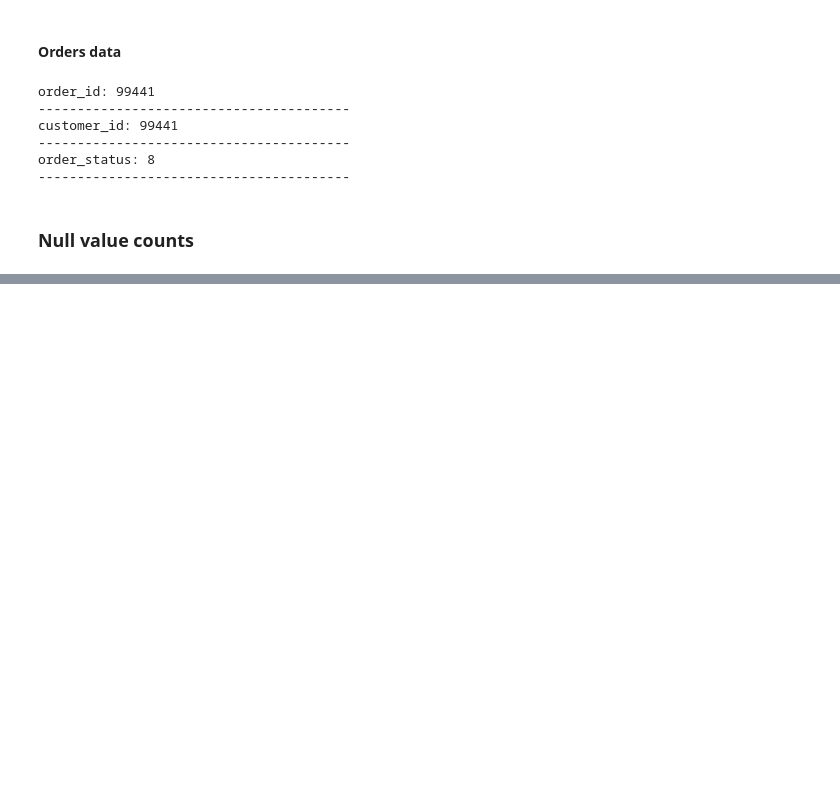
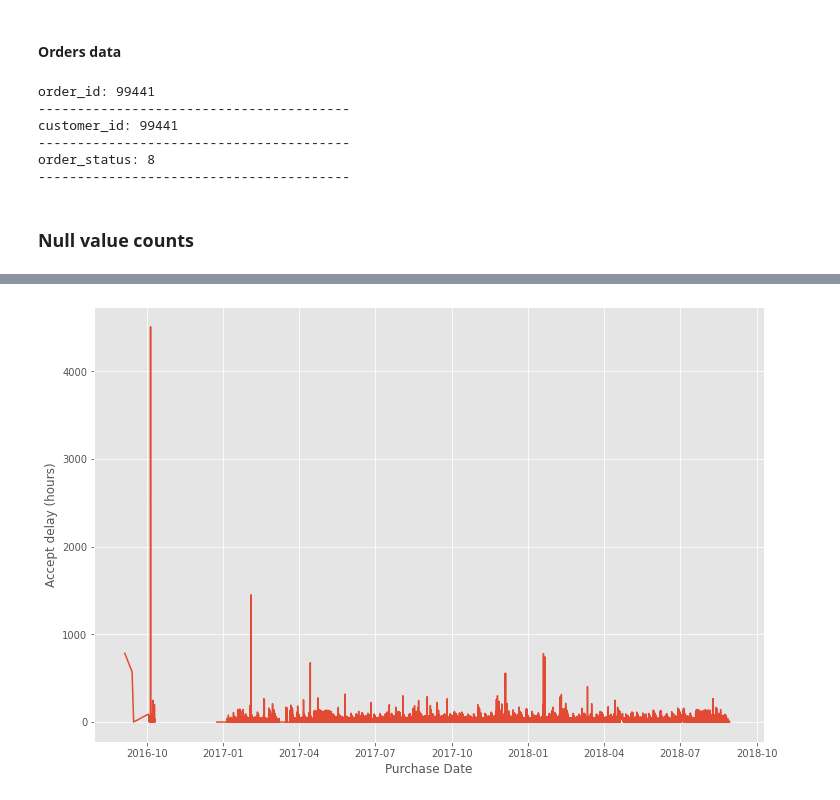
Before and after one commit to sank3t/Ecommerce-ML-Model, a Jupyter notebook: Data Preparation.ipynb, the cells around one changed output, grey strips where cells are left out. Cells and saved outputs as stored; diff of their text form; code cells hidden in the pictures; blank space fills up the shorter version.

Commit message:
Working on filling the missing order_approved_date

```diff
--- a/Data Preparation.ipynb
+++ b/Data Preparation.ipynb
@@ -27,3 +35,6 @@ import pandas as pd
+# %%
+plt.style.use('ggplot')
+plt.rcParams['figure.figsize'] = [12, 8]
 # %%
 order_customer_df = pd.read_csv('data/olist_customers_dataset.csv')
 
@@ -134,0 +227,11 @@ missing_value_stats(orders_df)
+# %%
+# Firstly sorting the dataframe
+orders_df = orders_df.sort_values(by=['order_purchase_timestamp']).reset_index(drop=True)
+
+
+# Calculating delay in hours
+orders_df['order_accept_delay_hours'] = np.subtract(orders_df['order_approved_at'],
+                                                    orders_df['order_purchase_timestamp']
+                                                   ) / pd.Timedelta('1 hour')
+
+display(orders_df.head())
@@ -134,0 +245,7 @@ missing_value_stats(orders_df)
+# %%
+plt.plot(orders_df['order_purchase_timestamp'], orders_df['order_accept_delay_hours'])
+plt.xlabel('Purchase Date')
+plt.ylabel('Accept delay (hours)')
+plt.show()
+# %% [output]
+[figure, added]
```
Also changed, not shown: parts of 19 cells of this notebook.
